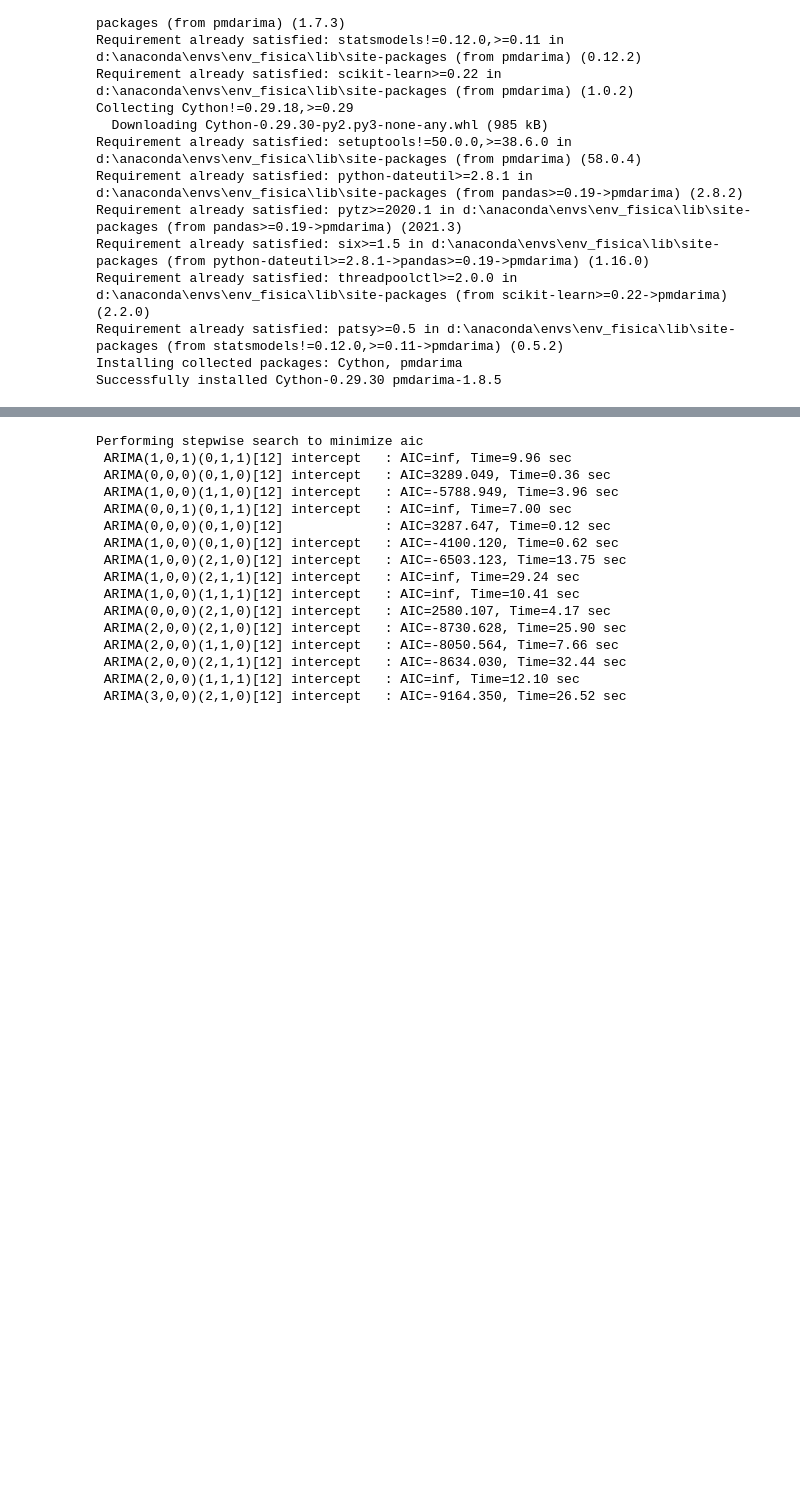
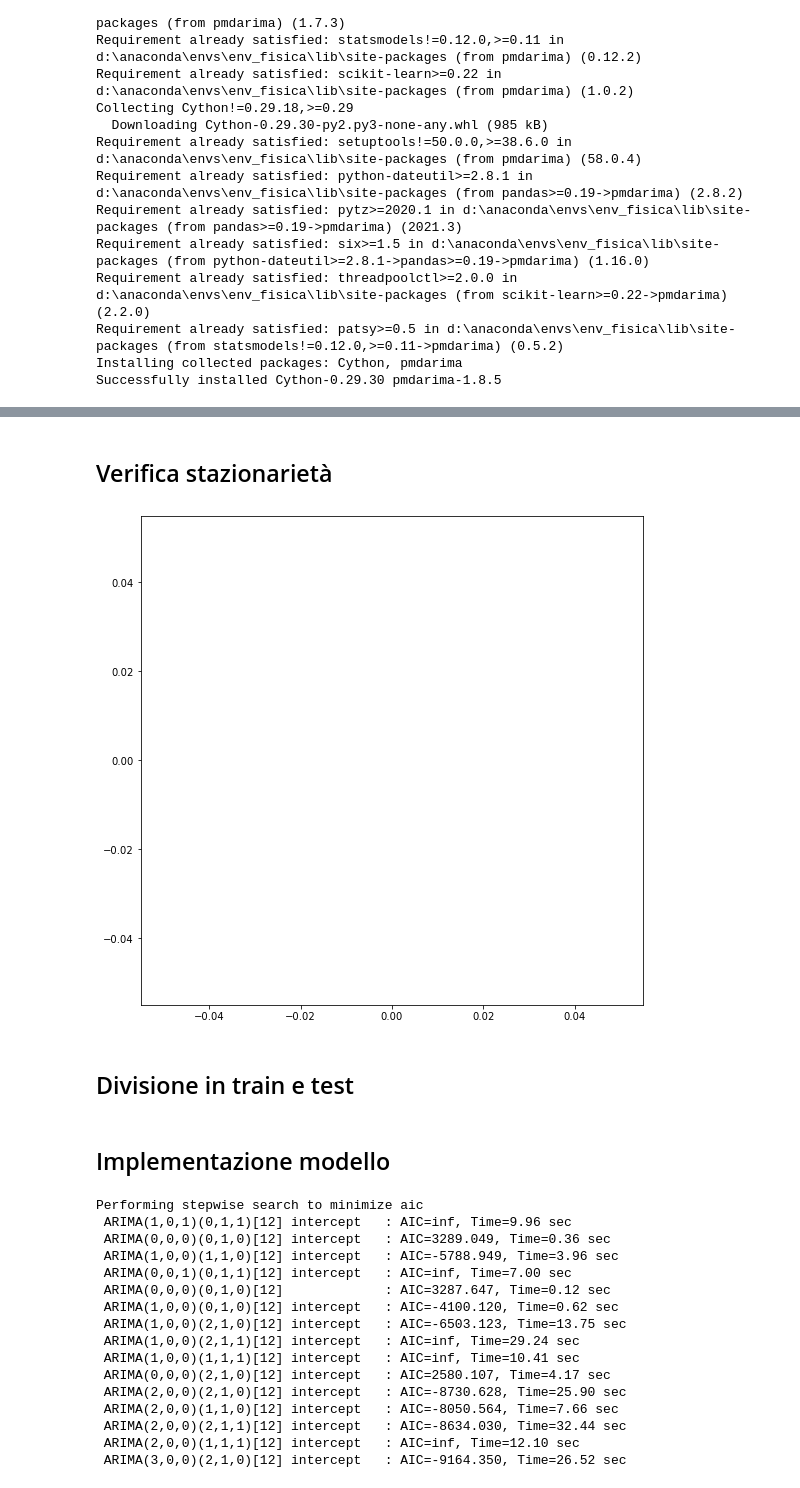
Before and after one commit to lorenzlorg/Big-Data-MAPR-project, a Jupyter notebook: Esercizio Serie Storica.ipynb, the cells around one changed output, grey strips where cells are left out. Drawn from its saved outputs; the diff is of its cells as text; code cells hidden in the pictures; blank space fills up the shorter version.

```diff
--- a/Esercizio Serie Storica.ipynb
+++ b/Esercizio Serie Storica.ipynb
@@ -278,0 +339,20 @@ df_arima
+# %% [markdown]
+## Verifica stazionarietà
+# %%
+# non stazionarietà in varianza
+
+# plt.rcParams["figure.figsize"] = (9,9)
+
+d1 = df_arima.resample('M').mean()
+x = list(d1['LandAverageTemperature'])
+
+d2 = df_arima.resample('M').std()
+y = list(d2['LandAverageTemperature'])  # tutti nan???
+
+plt.scatter(x, y)
+plt.show()
+
+
+# eventuale correzione
+# %% [output]
+[figure, added]
@@ -278,0 +371,2 @@ df_arima
+# %% [markdown]
+## Divisione in train e test
@@ -279,3 +379,5 @@ df_arima
+# %% [markdown]
+## Implementazione modello
 # %%
 smodel = pm.auto_arima(df_arima, start_p=1, start_q=1,
                        test='adf',
```
Also changed, not shown: parts of 47 cells of this notebook, 1 other file.
